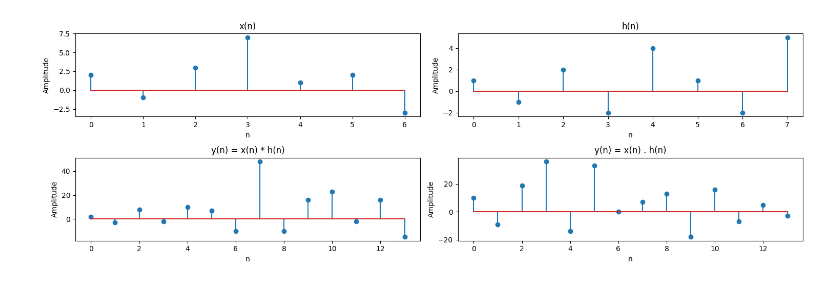
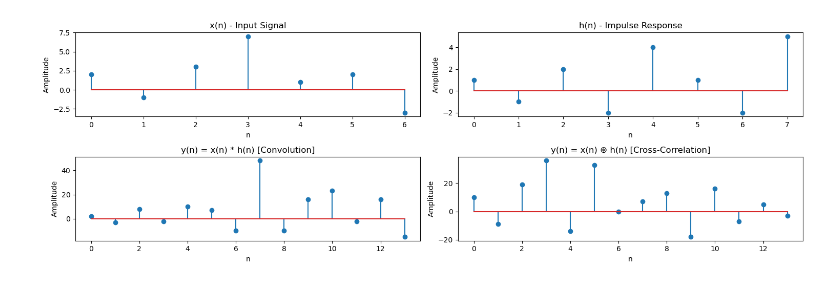
Before and after one commit to mdshiblinoman/Digital-Signal-Processing-Lab, a Jupyter notebook: convolution_correlation.ipynb, the cells around one changed output. Cells and saved outputs as stored; diff of their text form; code cells hidden in the pictures.

```diff
--- a/convolution_correlation.ipynb
+++ b/convolution_correlation.ipynb
@@ -20,3 +5,15 @@ def convolve(x, h):
+# %%
+# Compute linear convolution of two discrete signals
+def convolution(a, b):
+    na = len(a)
+    nb = len(b)
+    y = np.zeros(na + nb - 1)
+
+    # Accumulate valid products for each output index
+    for i in range(na):
+        for j in range(nb):
+            y[i + j] += (a[i] * b[j])
+    return y
 # %%
 # Define input signal and impulse response
 x = [2, -1, 3, 7, 1, 2, -3]
@@ -30,33 +27,33 @@ plt.subplot(2, 2, 1)
 plt.stem(x)
 plt.xlabel('n')
 plt.ylabel('Amplitude')
 plt.title('x(n) - Input Signal')
 
 # Plot impulse response h[n]
 plt.subplot(2, 2, 2)
 plt.stem(h)
 plt.xlabel('n')
 plt.ylabel('Amplitude')
 plt.title('h(n) - Impulse Response')
 
 # Compute and plot convolution y[n] = x[n] * h[n]
-y = convolve(x, h)
+y = convolution(x, h)
 plt.subplot(2, 2, 3)
 plt.stem(y)
 plt.xlabel('n')
 plt.ylabel('Amplitude')
 plt.title('y(n) = x(n) * h(n) [Convolution]')
 
 # Compute and plot cross-correlation via reversed h[n]
-y = convolve(x, h[::-1])
+y = convolution(x, h[::-1])
 plt.subplot(2, 2, 4)
 plt.stem(y)
 plt.xlabel('n')
 plt.ylabel('Amplitude')
 plt.title('y(n) = x(n) ⊛ h(n) [Cross-Correlation]')
 
 # Render all subplots
 plt.tight_layout()
 plt.show()
 # %% [output]
-[figure, old version]
+[figure, new version]
```
Also changed, not shown: parts of 2 cells of this notebook, 2 other files.
